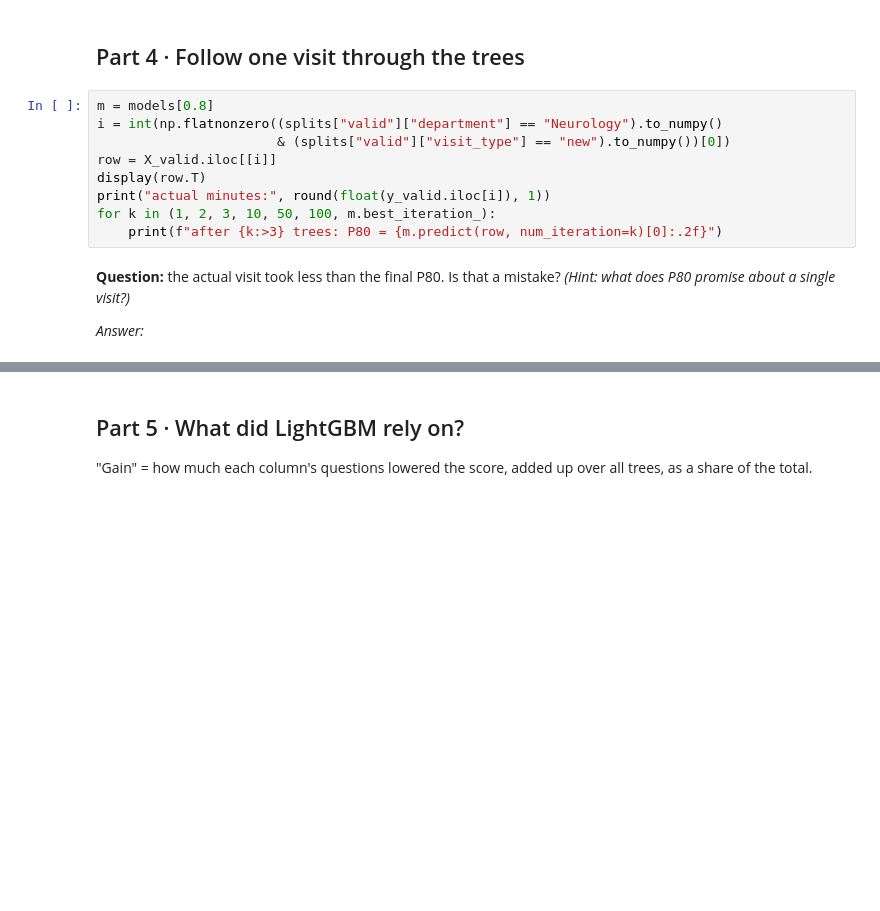
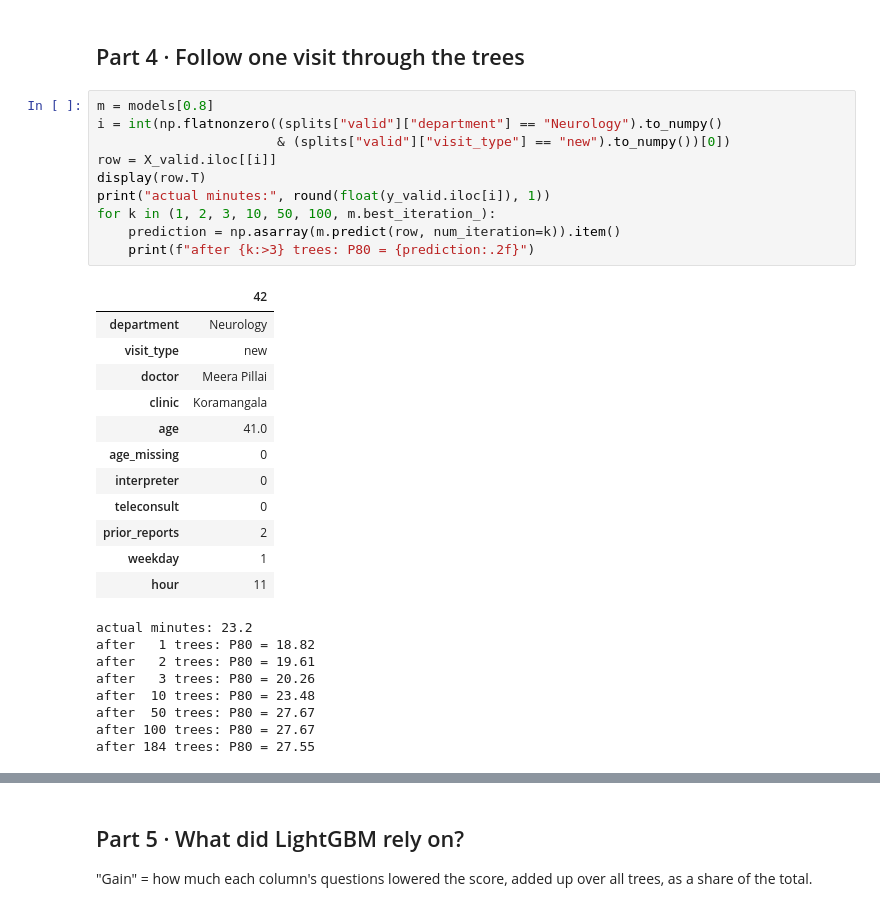
Before and after one commit to rocksolid911/slot-pred-using-lightGBM-XGBoost, a Jupyter notebook: notebooks/A06_lightgbm.ipynb, the cells around one changed output, grey strips where cells are left out. Cells and saved outputs as stored; diff of their text form; blank space fills up the shorter version.

```diff
--- a/notebooks/A06_lightgbm.ipynb
+++ b/notebooks/A06_lightgbm.ipynb
@@ -136,13 +238,31 @@ models = fit_all(X_train, y_train, X_valid, y_valid)
 # %%
 m = models[0.8]
 i = int(np.flatnonzero((splits["valid"]["department"] == "Neurology").to_numpy()
                        & (splits["valid"]["visit_type"] == "new").to_numpy())[0])
 row = X_valid.iloc[[i]]
 display(row.T)
 print("actual minutes:", round(float(y_valid.iloc[i]), 1))
 for k in (1, 2, 3, 10, 50, 100, m.best_iteration_):
-    print(f"after {k:>3} trees: P80 = {m.predict(row, num_iteration=k)[0]:.2f}")
+    prediction = np.asarray(m.predict(row, num_iteration=k)).item()
+    print(f"after {k:>3} trees: P80 = {prediction:.2f}")
+# %% [output]
+|  | 42 |
+| department | Neurology |
+| visit_type | new |
+| doctor | Meera Pillai |
+| clinic | Koramangala |
+| age | 41.0 |
+| age_missing | 0 |
+| interpreter | 0 |
+| teleconsult | 0 |
+| prior_reports | 2 |
+| weekday | 1 |
+| hour | 11 |
+actual minutes: 23.2
+after   1 trees: P80 = 18.82
+after   2 trees: P80 = 19.61
+after   3 trees: P80 = 20.26
+after  10 trees: P80 = 23.48
+after  50 trees: P80 = 27.67
+after 100 trees: P80 = 27.67
+after 184 trees: P80 = 27.55
-# %% [markdown]
-**Question:** the actual visit took less than the final P80. Is that a mistake? *(Hint: what does P80 promise about a single visit?)*
-
-*Answer:*
```
Also changed, not shown: parts of 17 cells of this notebook, 16 other files.
